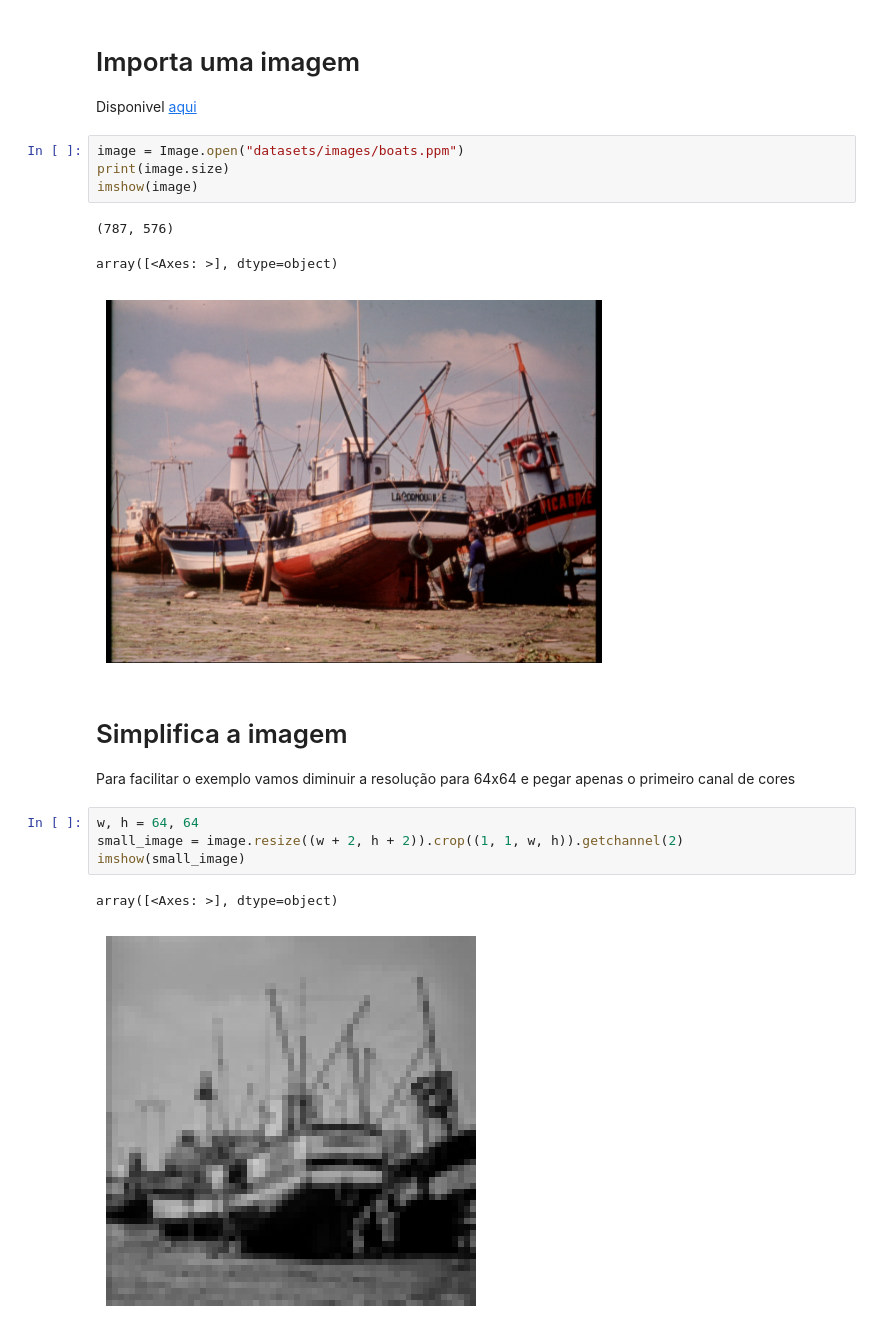
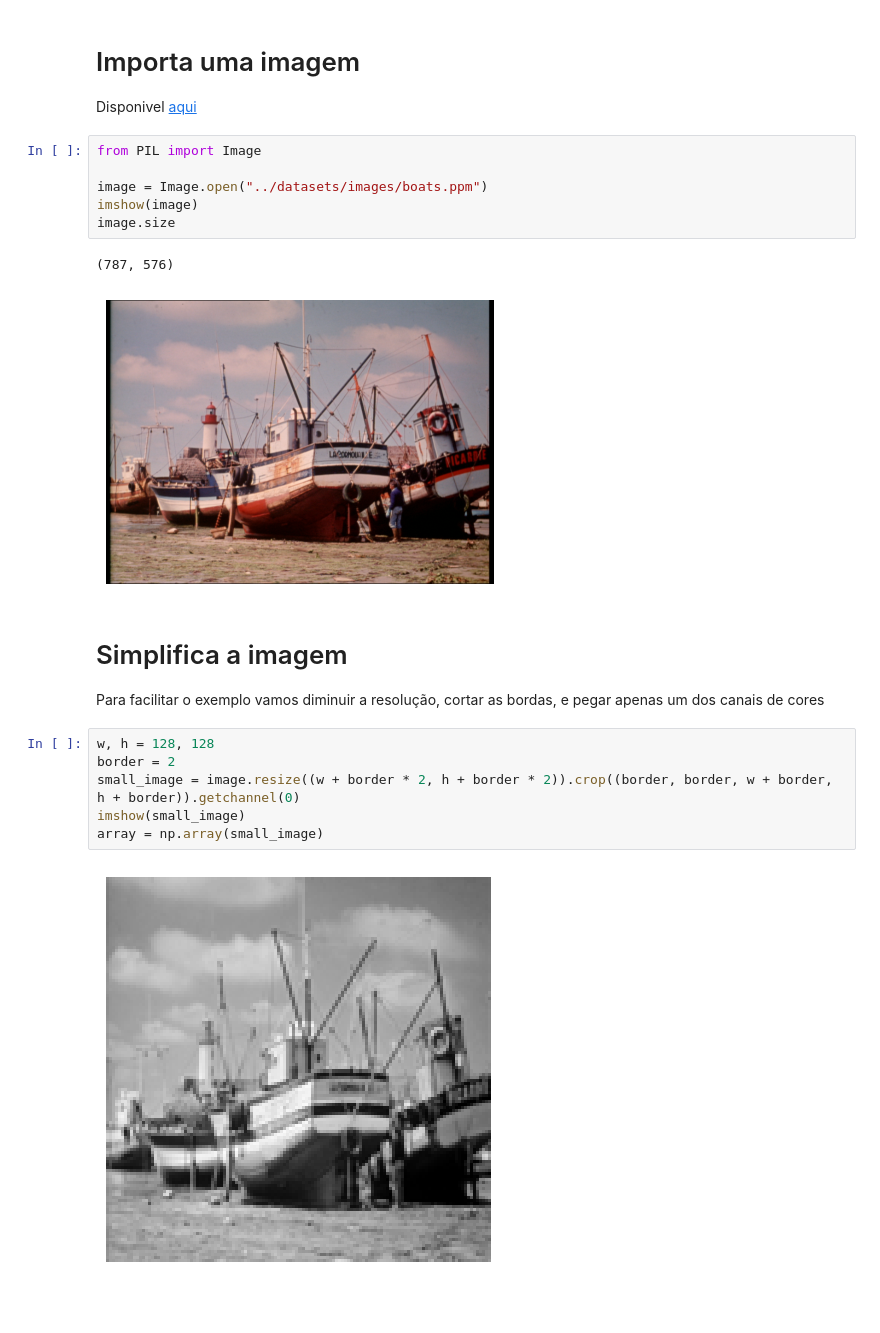
Before and after one commit to andrefpf/pig, a Jupyter notebook: demos/mule_visualization.ipynb, the cells around one changed output. Cells and saved outputs as stored; diff of their text form; blank space fills up the shorter version.

```diff
--- a/demos/mule_visualization.ipynb
+++ b/demos/mule_visualization.ipynb
@@ -77,22 +94,24 @@ def bit_length(image: np.ndarray):
 
 Disponivel [aqui](https://www.hlevkin.com/hlevkin/06testimages.htm)
 # %%
-image = Image.open("datasets/images/boats.ppm")
-print(image.size)
+from PIL import Image
+
+image = Image.open("../datasets/images/boats.ppm")
 imshow(image)
+image.size
 # %% [output]
 (787, 576)
-array([<Axes: >], dtype=object)
-[figure, old version]
+[figure, new version]
 # %% [markdown]
 # Simplifica a imagem
 
-Para facilitar o exemplo vamos diminuir a resolução para 64x64 e pegar apenas o primeiro canal de cores
+Para facilitar o exemplo vamos diminuir a resolução, cortar as bordas, e pegar apenas um dos canais de cores
 # %%
-w, h = 64, 64
-small_image = image.resize((w + 2, h + 2)).crop((1, 1, w, h)).getchannel(2)
+w, h = 128, 128
+border = 2
+small_image = image.resize((w + border * 2, h + border * 2)).crop((border, border, w + border, h + border)).getchannel(0)
 imshow(small_image)
+array = np.array(small_image)
 # %% [output]
-array([<Axes: >], dtype=object)
-[figure, old version]
+[figure, new version]
 # %%
```
Also changed, not shown: parts of 15 cells of this notebook, 1 other file.
